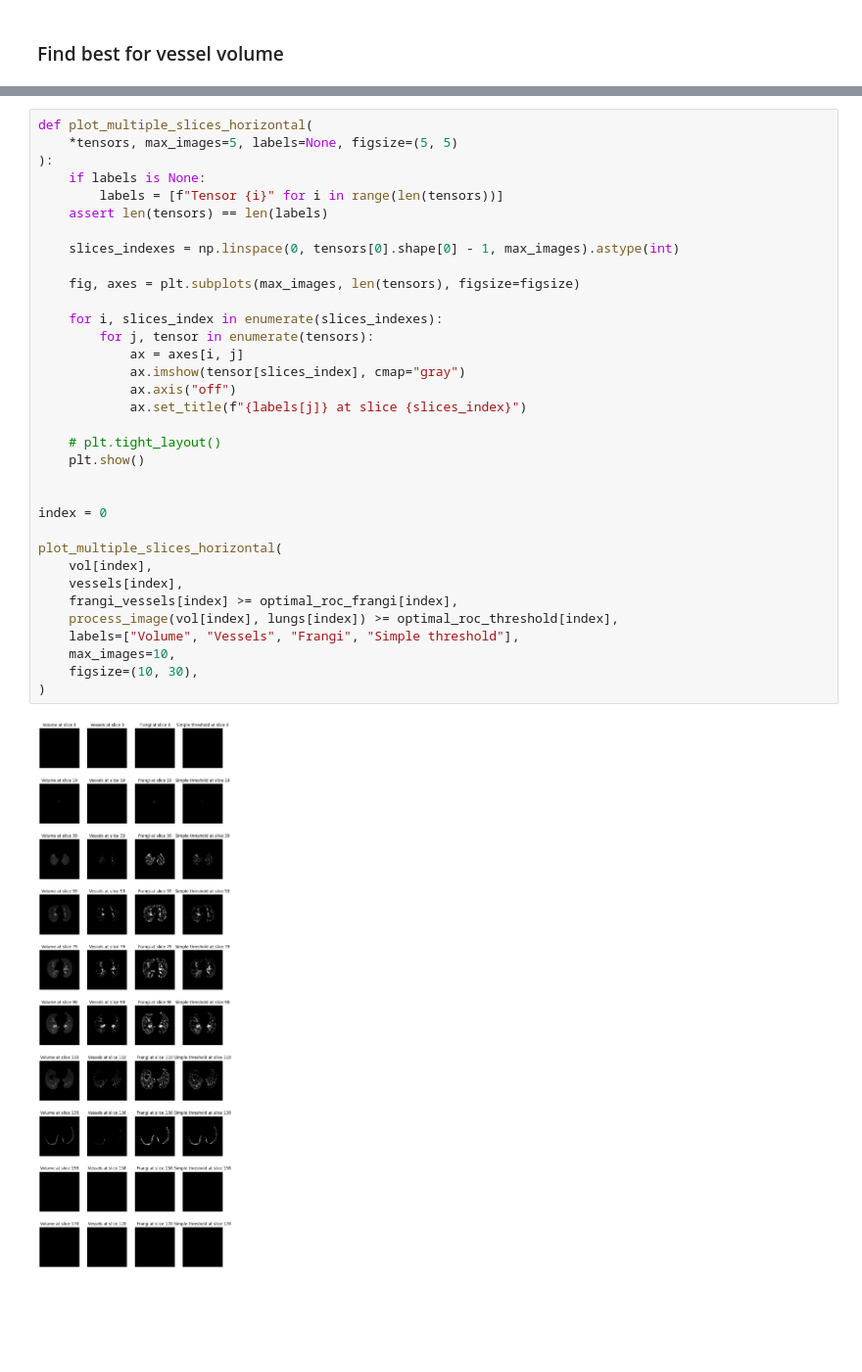
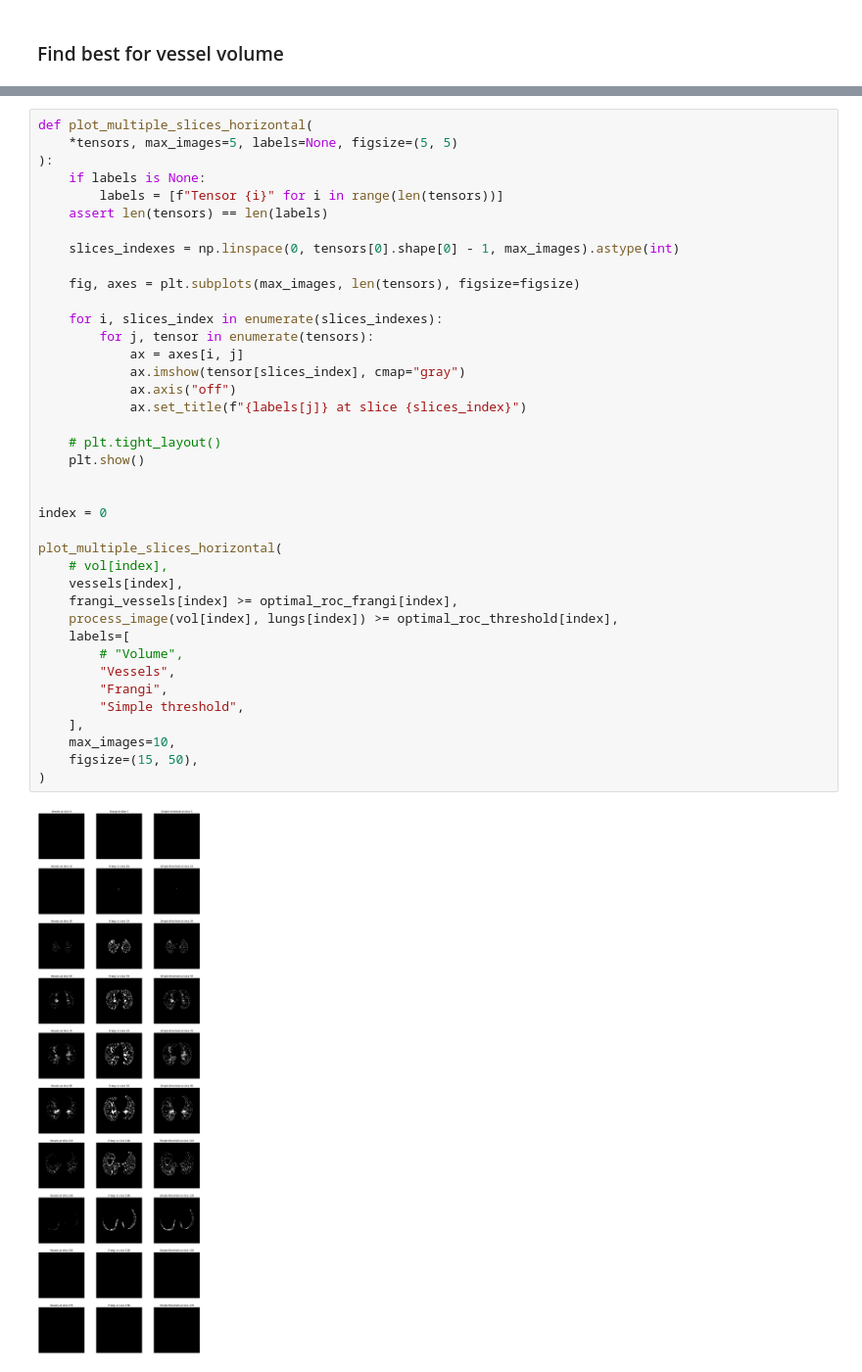
Before and after one commit to clementw168/ct-segmentation, a Jupyter notebook: main.ipynb, the cells around one changed output, grey strips where cells are left out. Shown at 98% size. Saved outputs shown, nothing was run; the diff lists cells and outputs as text; blank space fills up the shorter version.

Commit message:
better visualizations

```diff
--- a/main.ipynb
+++ b/main.ipynb
@@ -661,34 +643,39 @@ def plot_multiple_slices_horizontal(
     *tensors, max_images=5, labels=None, figsize=(5, 5)
 ):
     if labels is None:
         labels = [f"Tensor {i}" for i in range(len(tensors))]
     assert len(tensors) == len(labels)
 
     slices_indexes = np.linspace(0, tensors[0].shape[0] - 1, max_images).astype(int)
 
     fig, axes = plt.subplots(max_images, len(tensors), figsize=figsize)
 
     for i, slices_index in enumerate(slices_indexes):
         for j, tensor in enumerate(tensors):
             ax = axes[i, j]
             ax.imshow(tensor[slices_index], cmap="gray")
             ax.axis("off")
             ax.set_title(f"{labels[j]} at slice {slices_index}")
 
     # plt.tight_layout()
     plt.show()
 
 
 index = 0
 
 plot_multiple_slices_horizontal(
-    vol[index],
+    # vol[index],
     vessels[index],
     frangi_vessels[index] >= optimal_roc_frangi[index],
     process_image(vol[index], lungs[index]) >= optimal_roc_threshold[index],
-    labels=["Volume", "Vessels", "Frangi", "Simple threshold"],
+    labels=[
+        # "Volume",
+        "Vessels",
+        "Frangi",
+        "Simple threshold",
+    ],
     max_images=10,
-    figsize=(10, 30),
+    figsize=(15, 50),
 )
 # %% [output]
-[figure, old version]
+[figure, new version]
```
Also changed, not shown: parts of 4 cells of this notebook.
